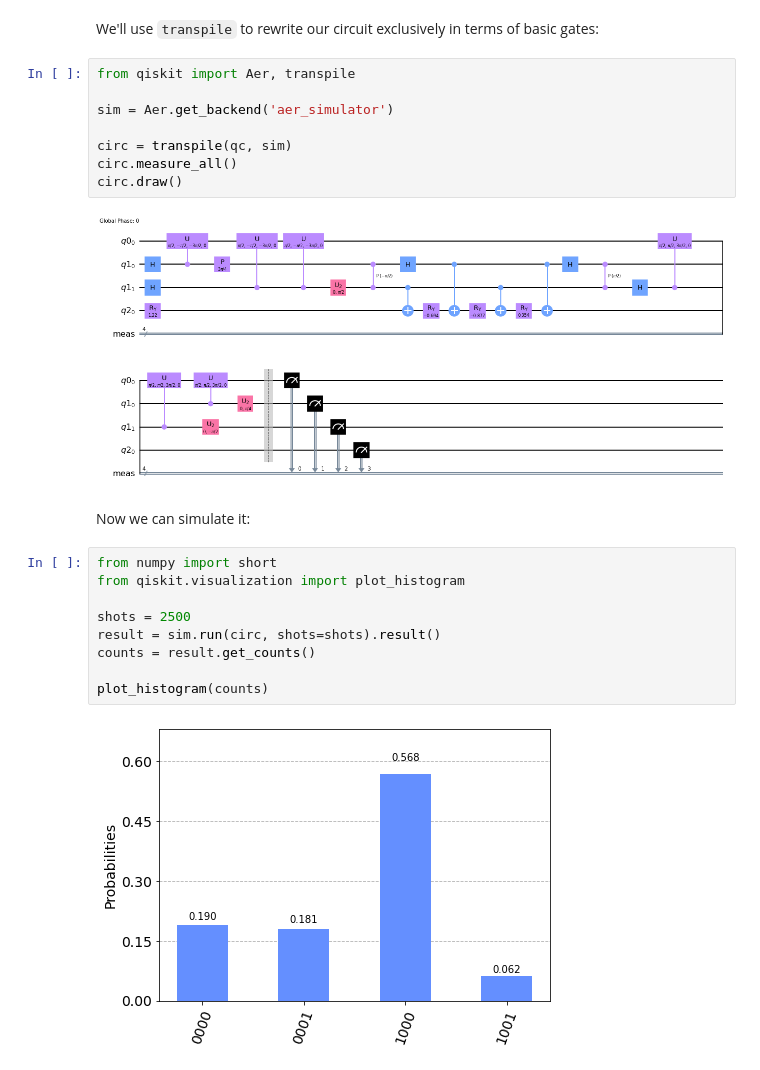
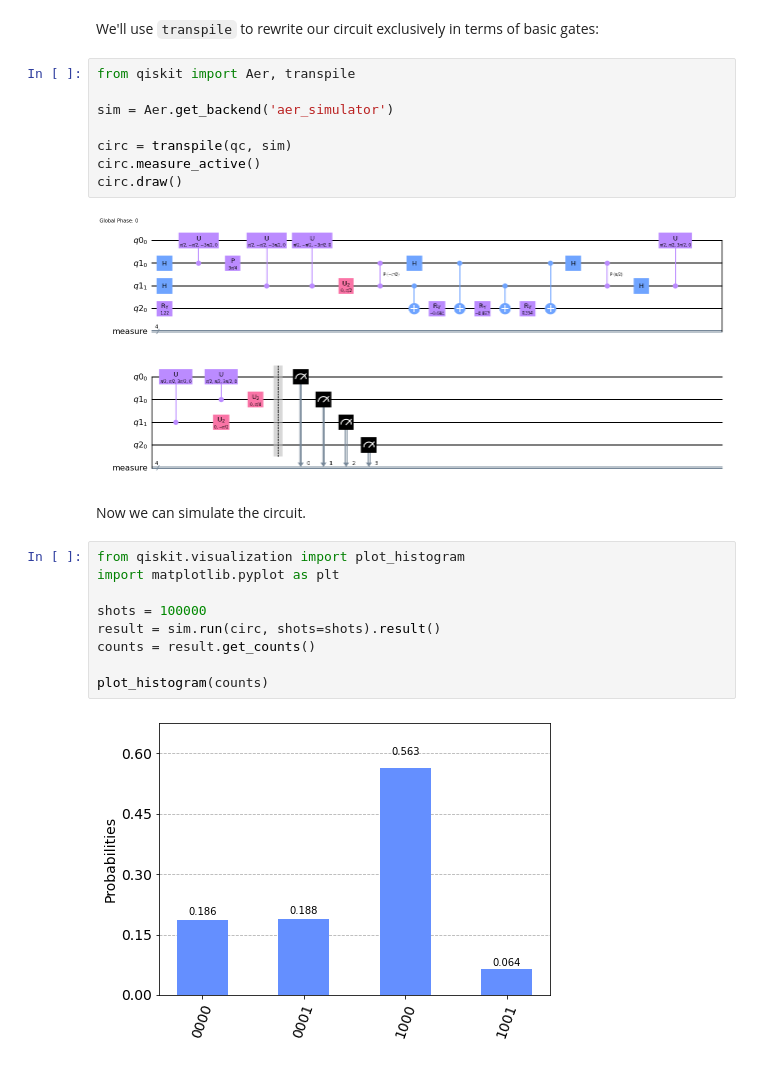
Before and after one commit to NLESC-quantum/quantum_comp, a Jupyter notebook: redcal/hhl/hhl_toymodel.ipynb, the cells around one changed output. Cells and saved outputs as stored; diff of their text form.

```diff
--- a/redcal/hhl/hhl_toymodel.ipynb
+++ b/redcal/hhl/hhl_toymodel.ipynb
@@ -296,23 +322,23 @@ We'll use `transpile` to rewrite our circuit exclusively in terms of basic gates
 # %%
 from qiskit import Aer, transpile
 
 sim = Aer.get_backend('aer_simulator')
 
 circ = transpile(qc, sim)
-circ.measure_all()
+circ.measure_active()
 circ.draw()
 # %% [output]
-[figure, old version]
+[figure, new version]
 # %% [markdown]
-Now we can simulate it:
+Now we can simulate the circuit.
 # %%
-from numpy import short
 from qiskit.visualization import plot_histogram
+import matplotlib.pyplot as plt
 
-shots = 2500
+shots = 100000
 result = sim.run(circ, shots=shots).result()
 counts = result.get_counts()
 
 plot_histogram(counts)
 # %% [output]
-[figure, old version]
+[figure, new version]
```
Also changed, not shown: parts of 15 cells of this notebook.
